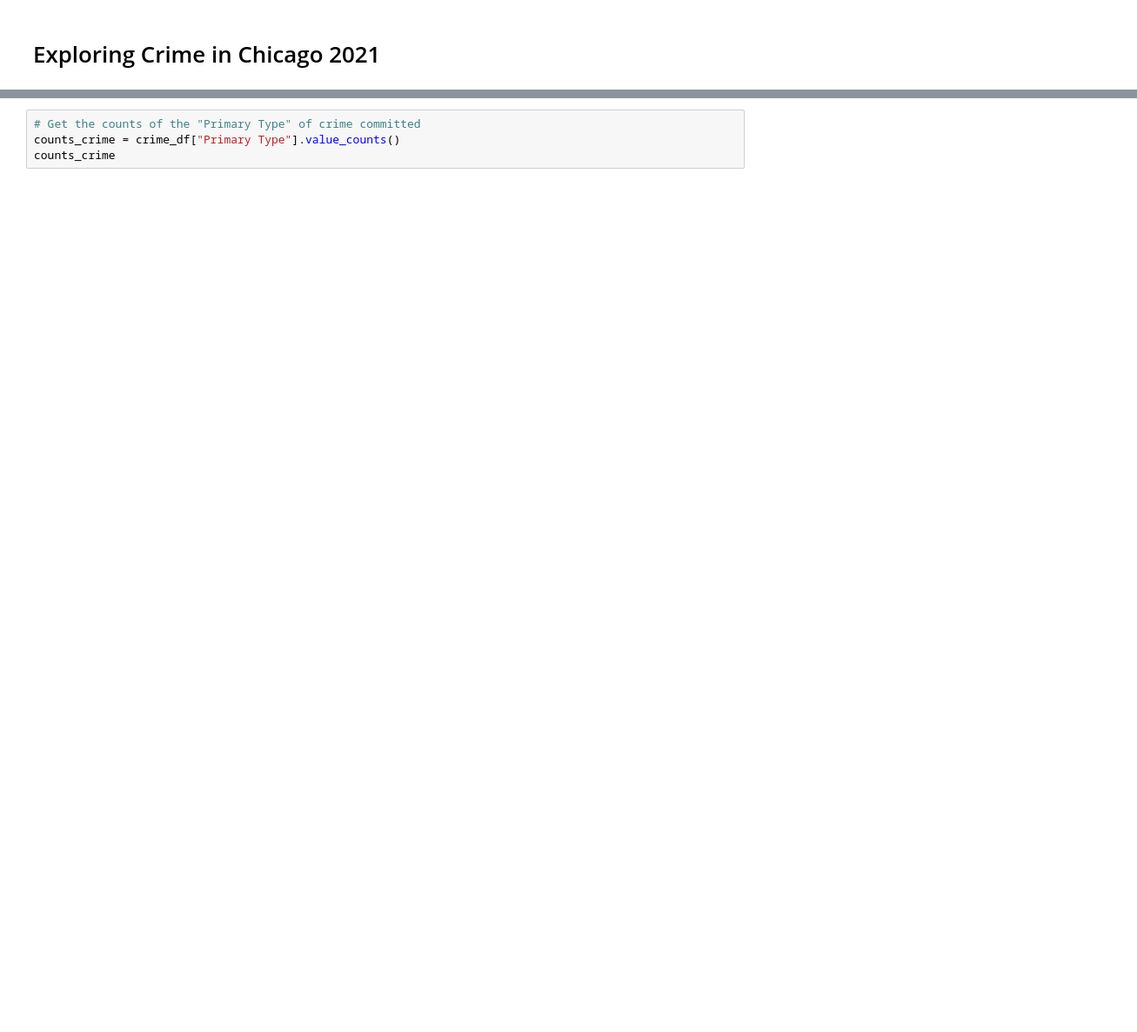
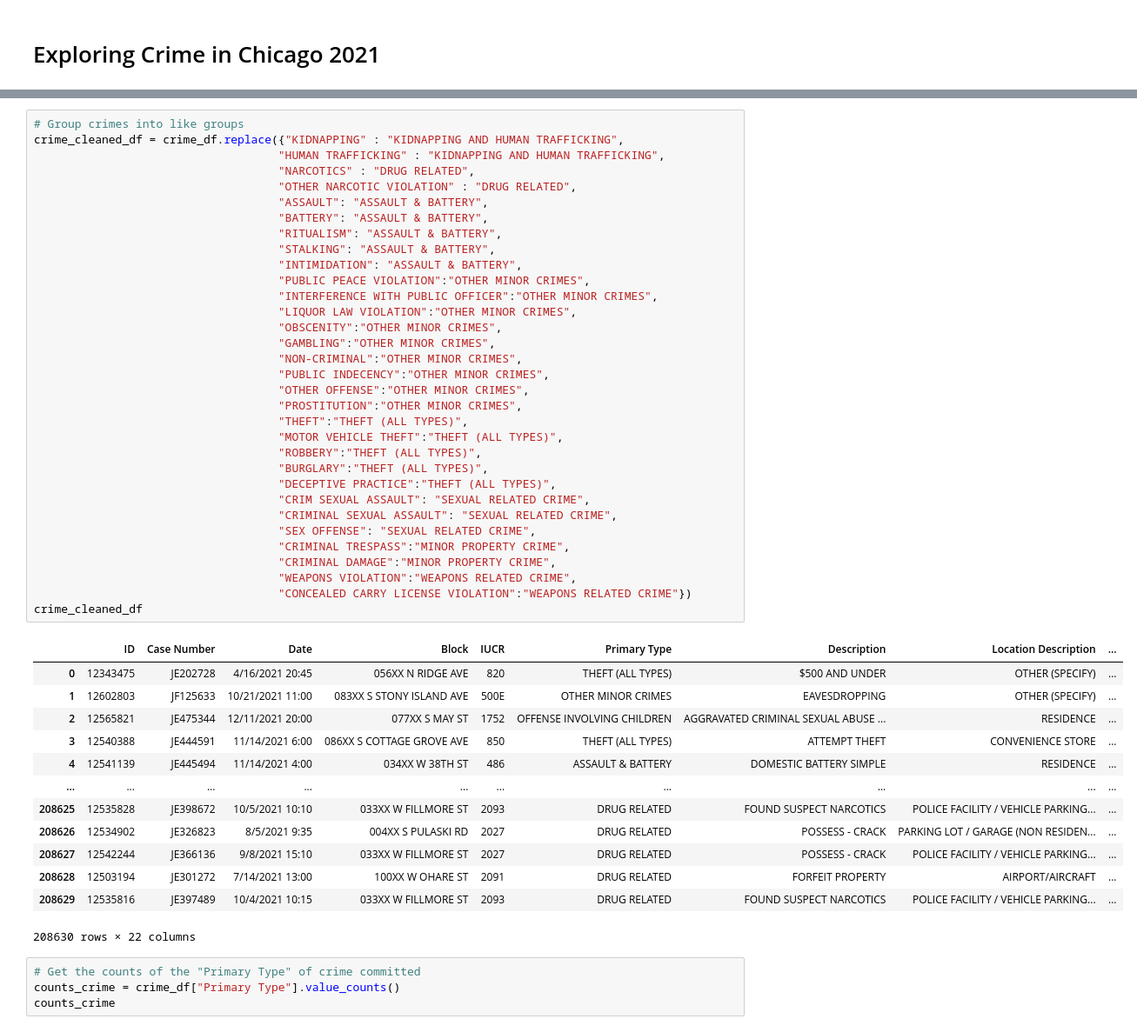
Before and after one commit to jmpealy/project1, a Jupyter notebook: Chicago_Crime_2021.ipynb, the cells around one changed output, grey strips where cells are left out. Shown at 87% size. Saved outputs shown, nothing was run; the diff lists cells and outputs as text; blank space fills up the shorter version.

```diff
--- a/Chicago_Crime_2021.ipynb
+++ b/Chicago_Crime_2021.ipynb
@@ -30,3 +25,50 @@ Index(['ID', 'Case Number', 'Date', 'Block', 'IUCR', 'Primary Type',
+# %%
+# Group crimes into like groups
+crime_cleaned_df = crime_df.replace({"KIDNAPPING" : "KIDNAPPING AND HUMAN TRAFFICKING",
+                                    "HUMAN TRAFFICKING" : "KIDNAPPING AND HUMAN TRAFFICKING",
+                                    "NARCOTICS" : "DRUG RELATED",
+                                    "OTHER NARCOTIC VIOLATION" : "DRUG RELATED",
+                                    "ASSAULT": "ASSAULT & BATTERY",
+                                    "BATTERY": "ASSAULT & BATTERY",
+                                    "RITUALISM": "ASSAULT & BATTERY",
+                                    "STALKING": "ASSAULT & BATTERY",
+                                    "INTIMIDATION": "ASSAULT & BATTERY",
+                                    "PUBLIC PEACE VIOLATION":"OTHER MINOR CRIMES",
+                                    "INTERFERENCE WITH PUBLIC OFFICER":"OTHER MINOR CRIMES",
+                                    "LIQUOR LAW VIOLATION":"OTHER MINOR CRIMES",
+                                    "OBSCENITY":"OTHER MINOR CRIMES",
+                                    "GAMBLING":"OTHER MINOR CRIMES",
+                                    "NON-CRIMINAL":"OTHER MINOR CRIMES",
+                                    "PUBLIC INDECENCY":"OTHER MINOR CRIMES",
+                                    "OTHER OFFENSE":"OTHER MINOR CRIMES",
+                                    "PROSTITUTION":"OTHER MINOR CRIMES",
+                                    "THEFT":"THEFT (ALL TYPES)",
+                                    "MOTOR VEHICLE THEFT":"THEFT (ALL TYPES)",
+                                    "ROBBERY":"THEFT (ALL TYPES)",
+                                    "BURGLARY":"THEFT (ALL TYPES)",
+                                    "DECEPTIVE PRACTICE":"THEFT (ALL TYPES)",
+                                    "CRIM SEXUAL ASSAULT": "SEXUAL RELATED CRIME",
+                                    "CRIMINAL SEXUAL ASSAULT": "SEXUAL RELATED CRIME",
+                                    "SEX OFFENSE": "SEXUAL RELATED CRIME",
+                                    "CRIMINAL TRESPASS":"MINOR PROPERTY CRIME",
+                                    "CRIMINAL DAMAGE":"MINOR PROPERTY CRIME",
+                                    "WEAPONS VIOLATION":"WEAPONS RELATED CRIME",
+                                    "CONCEALED CARRY LICENSE VIOLATION":"WEAPONS RELATED CRIME"})
+crime_cleaned_df
+# %% [output]
+|  | ID | Case Number | Date | Block | IUCR | Primary Type | Description | Location Description | ... |
+| 0 | 12343475 | JE202728 | 4/16/2021 20:45 | 056XX N RIDGE AVE | 820 | THEFT (ALL TYPES) | $500 AND UNDER | OTHER (SPECIFY) | ... |
+| 1 | 12602803 | JF125633 | 10/21/2021 11:00 | 083XX S STONY ISLAND AVE | 500E | OTHER MINOR CRIMES | EAVESDROPPING | OTHER (SPECIFY) | ... |
+| 2 | 12565821 | JE475344 | 12/11/2021 20:00 | 077XX S MAY ST | 1752 | OFFENSE INVOLVING CHILDREN | AGGRAVATED CRIMINAL SEXUAL ABUSE ... | RESIDENCE | ... |
+| 3 | 12540388 | JE444591 | 11/14/2021 6:00 | 086XX S COTTAGE GROVE AVE | 850 | THEFT (ALL TYPES) | ATTEMPT THEFT | CONVENIENCE STORE | ... |
+| 4 | 12541139 | JE445494 | 11/14/2021 4:00 | 034XX W 38TH ST | 486 | ASSAULT & BATTERY | DOMESTIC BATTERY SIMPLE | RESIDENCE | ... |
+| ... | ... | ... | ... | ... | ... | ... | ... | ... | ... |
+| 208625 | 12535828 | JE398672 | 10/5/2021 10:10 | 033XX W FILLMORE ST | 2093 | DRUG RELATED | FOUND SUSPECT NARCOTICS | POLICE FACILITY / VEHICLE PARKING... | ... |
+| 208626 | 12534902 | JE326823 | 8/5/2021 9:35 | 004XX S PULASKI RD | 2027 | DRUG RELATED | POSSESS - CRACK | PARKING LOT / GARAGE (NON RESIDEN... | ... |
+| 208627 | 12542244 | JE366136 | 9/8/2021 15:10 | 033XX W FILLMORE ST | 2027 | DRUG RELATED | POSSESS - CRACK | POLICE FACILITY / VEHICLE PARKING... | ... |
+| 208628 | 12503194 | JE301272 | 7/14/2021 13:00 | 100XX W OHARE ST | 2091 | DRUG RELATED | FORFEIT PROPERTY | AIRPORT/AIRCRAFT | ... |
+| 208629 | 12535816 | JE397489 | 10/4/2021 10:15 | 033XX W FILLMORE ST | 2093 | DRUG RELATED | FOUND SUSPECT NARCOTICS | POLICE FACILITY / VEHICLE PARKING... | ... |
+208630 rows × 22 columns
 # %%
 # Get the counts of the "Primary Type" of crime committed
 counts_crime = crime_df["Primary Type"].value_counts()
```
Also changed, not shown: parts of 5 cells of this notebook, 1 other file.
